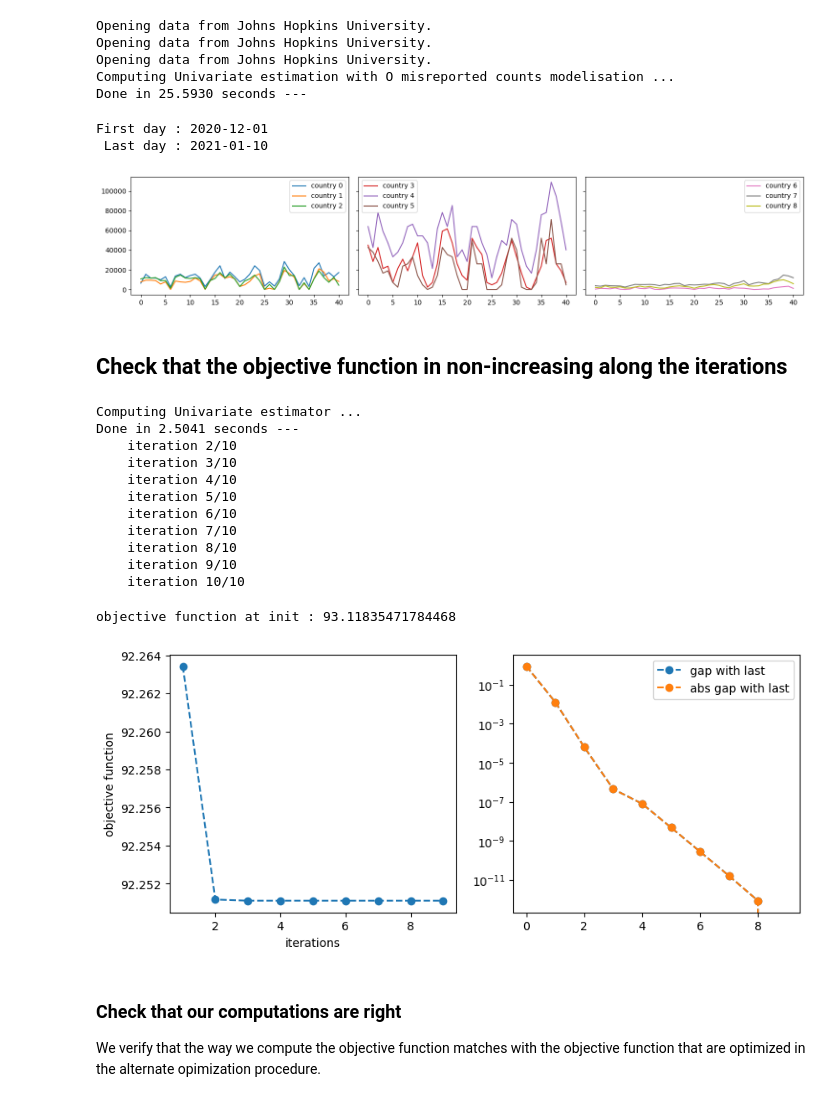
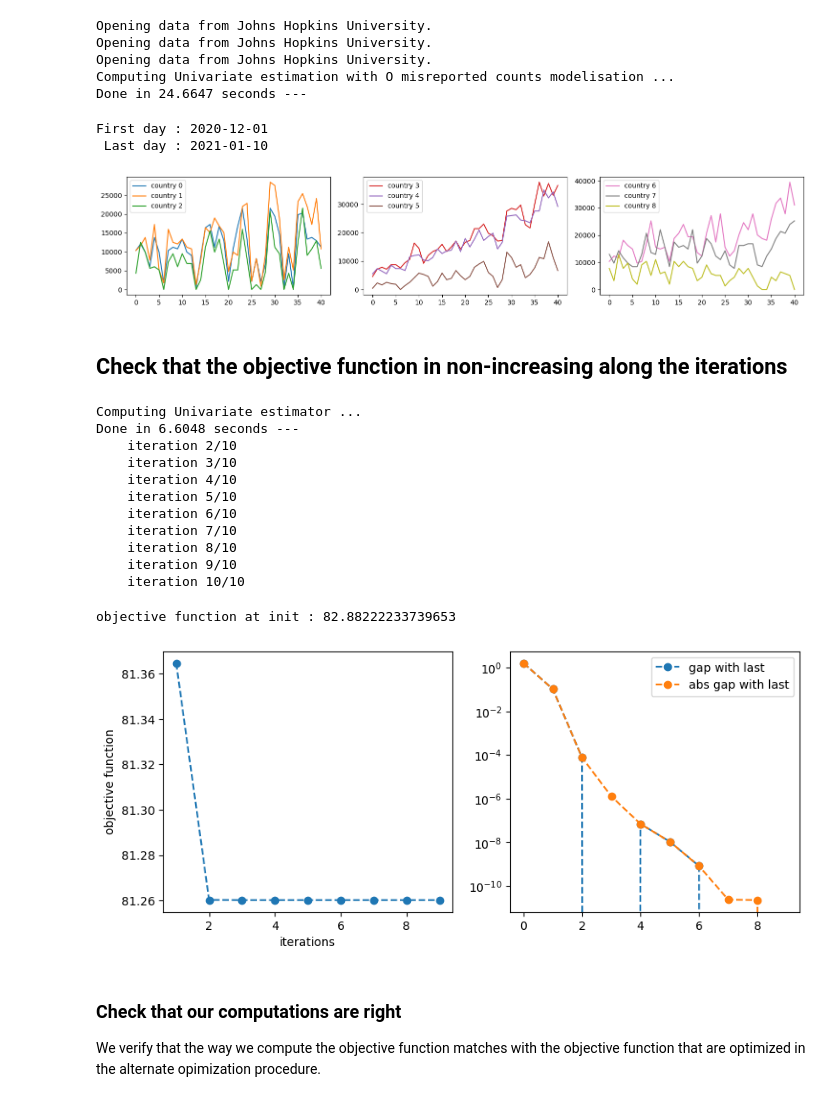
Before and after one commit to elasalle/Covid_R_L_estim, a Jupyter notebook: sanity_check_LL_synthData.ipynb, the cells around one changed output. Drawn from its saved outputs; the diff is of its cells as text; code cells hidden in the pictures.

```diff
--- a/sanity_check_LL_synthData.ipynb
+++ b/sanity_check_LL_synthData.ipynb
@@ -26,7 +28,7 @@ nclusters = len(cluster_sizes)
 
 firstDay, lastDay = "2020-12-01", "2021-01-10"
 # countries = ['France', 'Canada', 'Japan', 'Thailand', 'Austria']
-countries = ['France', 'South Africa', 'Vietnam']
+countries = ['France', 'South Africa', 'Mexico']
 
 
 if np.sum(cluster_sizes)<=10:
@@ -43,23 +45,23 @@ Opening data from Johns Hopkins University.
 Opening data from Johns Hopkins University.
 Opening data from Johns Hopkins University.
 Computing Univariate estimation with O misreported counts modelisation ...
-Done in 25.5930 seconds ---
+Done in 24.6647 seconds ---
 # %%
-fig, axs = plt.subplots(1,nclusters, figsize=(15,3), sharex=True, sharey="row")
+fig, axs = plt.subplots(1,nclusters, figsize=(15,3), sharex=True)
 k = 0
 for i in range(len(cluster_sizes)):
     for _ in range(cluster_sizes[i]):
         axs[i].plot(ZData_by_country[k], color=colors[k], label="country {}".format(k))
         k+=1
     # axs[i].plot(ZData_by_cluster[i][1:], "k--", label="Original")
 
     axs[i].legend()
 plt.tight_layout()
 print("First day : {} \n Last day : {}".format(firstDay, lastDay) )
 # %% [output]
 First day : 2020-12-01
  Last day : 2021-01-10
-[figure, old version]
+[figure, new version]
 # %% [markdown]
 ## Check that the objective function in non-increasing along the iterations
 # %%
@@ -132,7 +134,7 @@ for iter, lambda_gr in enumerate(lambda_GR[1:]):
 # Restims, Lestims, _, objs, crits_R, crits_R_true, crits_L, crits_L_true = Rt_L.Rt_L(ZData_by_country, n_max_iter, lambda_pwlin, lambda_GR, lambda_Fro, options, init_method, init_param, save_objective=True)
 # %% [output]
 Computing Univariate estimator ...
-Done in 2.5041 seconds ---
+Done in 6.6048 seconds ---
     iteration 2/10
     iteration 3/10
     iteration 4/10
@@ -157,8 +159,8 @@ plt.plot(np.arange(max_iter), np.abs(objs-objs[-1]), '--o', label="abs gap with
 plt.legend()
 plt.yscale("log")
 # %% [output]
-objective function at init : 93.11835471784468
+objective function at init : 82.88222233739653
-[figure, old version]
+[figure, new version]
 # %% [markdown]
 ### Check that our computations are right
 We verify that the way we compute the objective function matches with the objective function that are optimized in the alternate opimization procedure.
```
Also changed, not shown: parts of 13 cells of this notebook, 2 other files.
